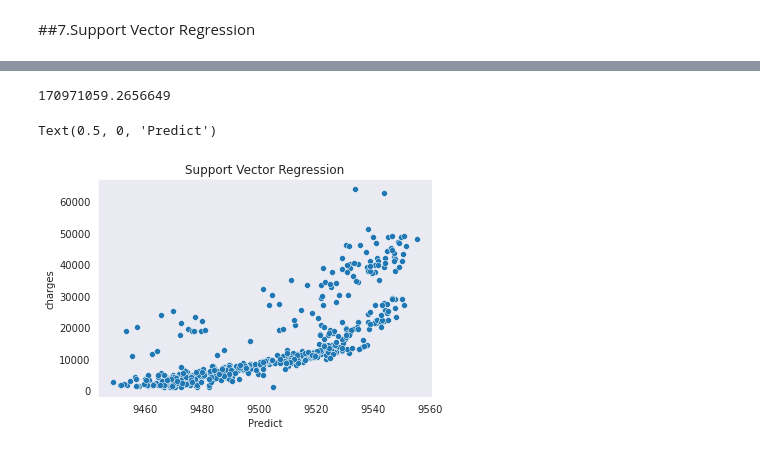
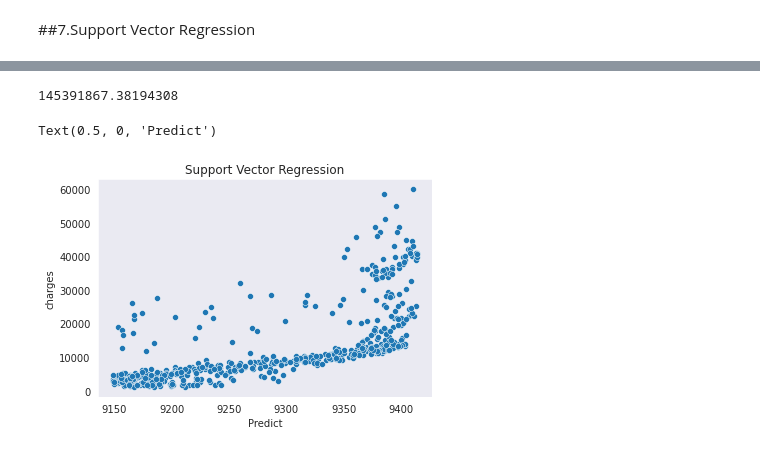
Before and after one commit to karan51ngh/machineLearning, a Jupyter notebook: supportVectorModel/supportVectorModel.ipynb, the cells around one changed output, grey strips where cells are left out. Drawn from its saved outputs; the diff is of its cells as text; code cells hidden in the pictures.

```diff
--- a/supportVectorModel/supportVectorModel.ipynb
+++ b/supportVectorModel/supportVectorModel.ipynb
@@ -118,5 +147,5 @@ df.head()
 # %%
-plt.figure(figsize = (12,6))
-sns.set_style('white')
-sns.countplot(x='sex', data= df, palette = 'GnBu')
-sns.despine(left = True)
+# plt.figure(figsize = (12,6))
+# sns.set_style('white')
+# sns.boxplot(x='sex', y= 'charges', data = df, palette ='GnBu', hue = 'smoker')
+# sns.despine(left = True)
@@ -125,5 +151,0 @@ sns.despine(left = True)
-# %%
-plt.figure(figsize = (12,6))
-sns.set_style('white')
-sns.boxplot(x='sex', y= 'charges', data = df, palette ='GnBu', hue = 'smoker')
-sns.despine(left = True)
@@ -164,3 +231,3 @@ sns.heatmap(df.corr(), annot = True)
 # %%
-x = df.drop('charges', axis = 1)
+x = df.drop(['charges','male','northeast','northwest','southeast','children'], axis = 1)
 y = df['charges']
@@ -206,7 +304,7 @@ array([[-1.03716326, -0.68788098,  2.36630023, ..., -0.55910848,
 ##7.Support Vector Regression
 # %%
 from sklearn.svm import SVR
-regressor = SVR(kernel = 'rbf')
+regressor = SVR(kernel = 'rbf')#can pass 'sigmoid' too
 regressor.fit(scaled_x_train, y_train)
 
-predict = regressor.predict(scaled_x_test)
+predictions = regressor.predict(scaled_x_test)
@@ -213,12 +346,12 @@ predict = regressor.predict(scaled_x_test)
 # %%
-np.mean((y_test - predict)**2)
+np.mean((y_test - predictions)**2)
 # %% [output]
-170971059.2656649
+145391867.38194308
 # %%
 sns.set_style('dark')
-f = sns.scatterplot(predict,y_test)
+f = sns.scatterplot(predictions,y_test)
 f.set_title('Support Vector Regression')
 f.set_xlabel('Predict')
 # %% [output]
 Text(0.5, 0, 'Predict')
-[figure, old version]
+[figure, new version]
```
Also changed, not shown: parts of 35 cells of this notebook.
